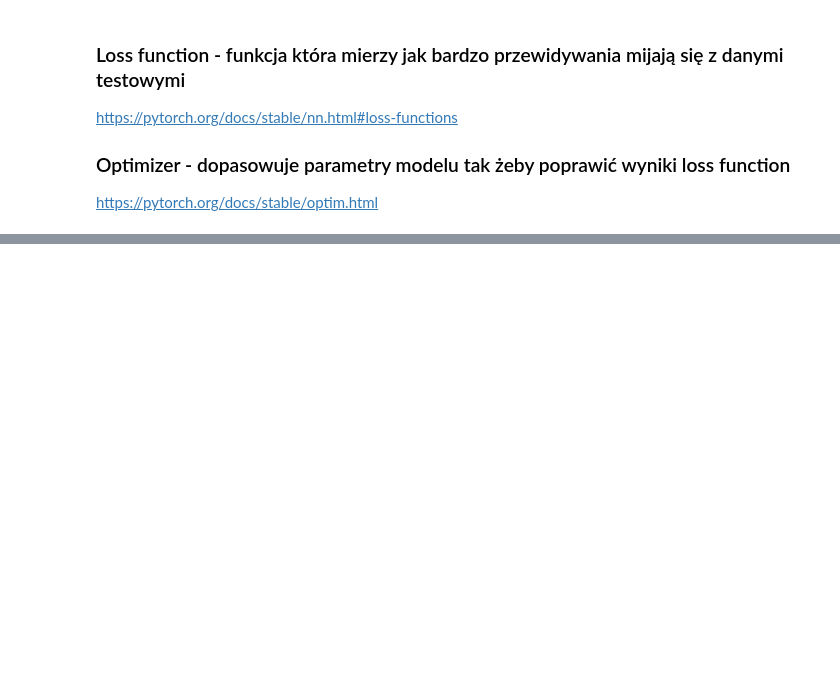
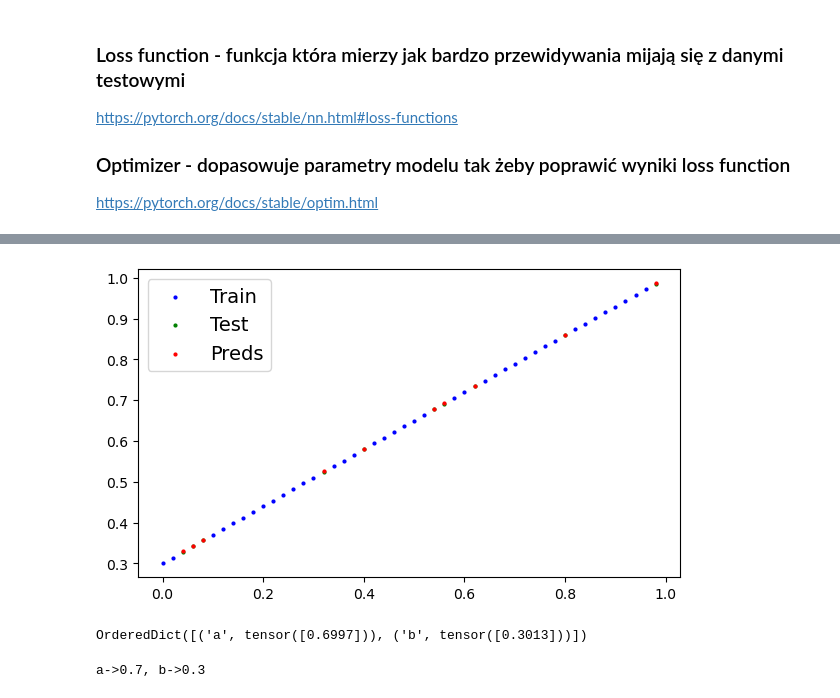
Before and after one commit to DamianPodrazaCode/Python_code, a Jupyter notebook: PyTorch_JN/02_Workflow.ipynb, the cells around one changed output, grey strips where cells are left out. Drawn from its saved outputs; the diff is of its cells as text; code cells hidden in the pictures; blank space fills up the shorter version.

```diff
--- a/PyTorch_JN/02_Workflow.ipynb
+++ b/PyTorch_JN/02_Workflow.ipynb
@@ -101,0 +131,12 @@ for epoch in range(epochs):
+# %%
+plot_prediction(train_data=X_train, train_labels=y_train, test_data=X_test, test_labels=y_test, predictions=test_preds)
+# %% [output]
+[figure, added]
+# %%
+model.state_dict() # wartości parametrów wraz z nazwami
+# %% [output]
+OrderedDict([('a', tensor([0.6997])), ('b', tensor([0.3013]))])
+# %%
+print(f'a->{a}, b->{b}') # dla porównywalnia wartości jakie powinny być
+# %% [output]
+a->0.7, b->0.3
```
Also changed, not shown: parts of 7 cells of this notebook, 1 other file.
